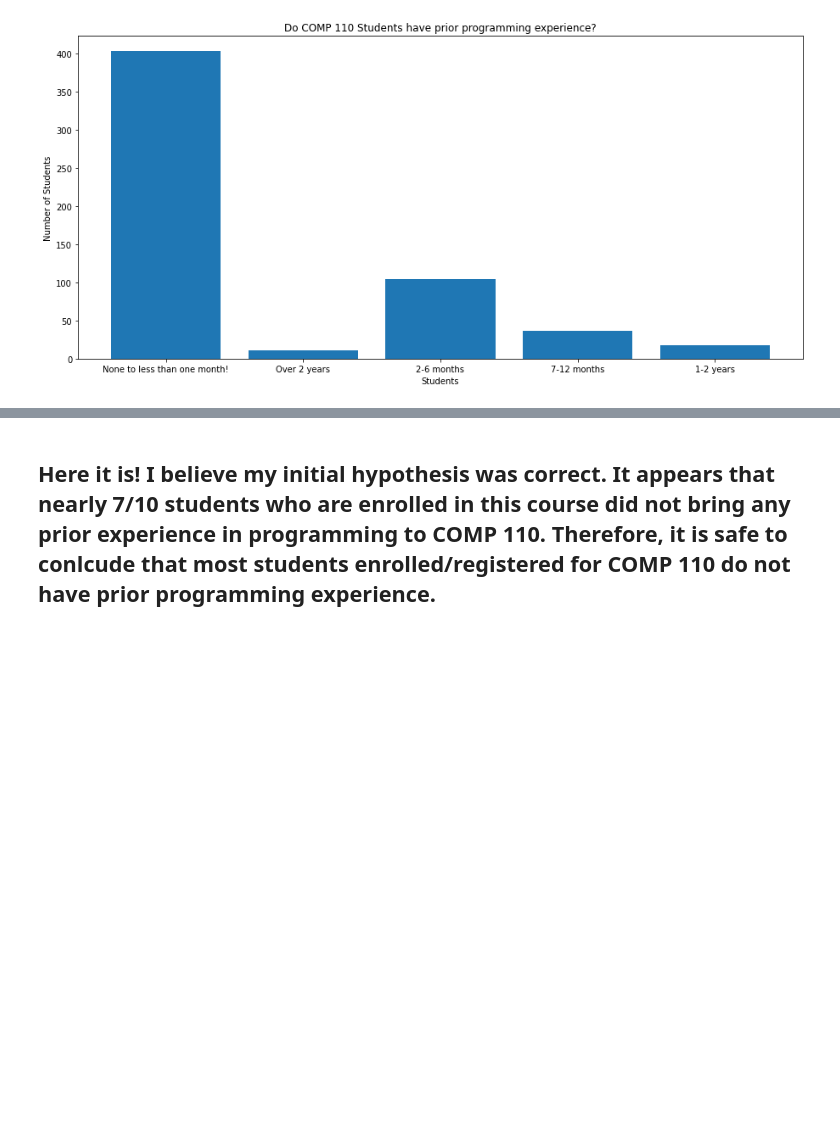
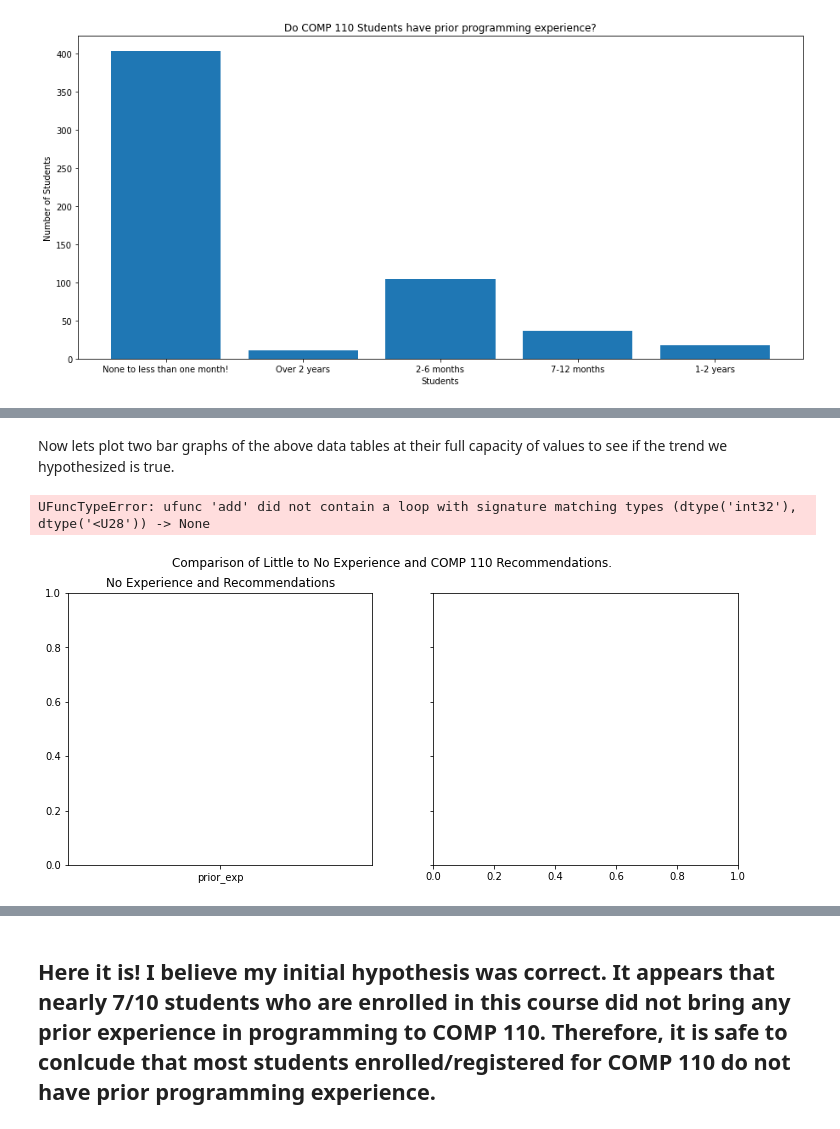
Before and after one commit to calvinsy-is-not-available/comp110-21f-workspace, a Jupyter notebook: projects/pj01/analysis.ipynb, the cells around one changed output, grey strips where cells are left out. Drawn from its saved outputs; the diff is of its cells as text; code cells hidden in the pictures; blank space fills up the shorter version.

```diff
--- a/projects/pj01/analysis.ipynb
+++ b/projects/pj01/analysis.ipynb
@@ -95,0 +105,7 @@ plt.show()
+# %%
+from tabulate import tabulate
+
+overdrive: dict[str, list[str]] = select(columns, ["would_recommend"])
+thunderdrive: dict[str, list[str]] = head(overdrive, 10)
+
+tabulate(thunderdrive, thunderdrive.keys(), "html")
@@ -95,0 +156,5 @@ plt.show()
+# %%
+from data_utils import git_listy
+
+wanted_prior_exp = git_listy(sunset, "None to less than one month!")
+tabulate(wanted_prior_exp, wanted_prior_exp.keys(), "html")
@@ -95,0 +210,25 @@ plt.show()
+# %% [markdown]
+Now lets plot two bar graphs of the above data tables at their full capacity of values to see if the trend we hypothesized is true.
+# %%
+from matplotlib import pyplot as plt
+
+data_set_one = concat(wanted_prior_exp, overdrive)
+equivs = eq(data_set_one)
+
+skewed_recs = ratings_filter(overdrive, 4)
+data_set_two = concat(wanted_prior_exp, skewed_recs)
+equivs_two = eq(data_set_two)
+
+
+fig, axes = plt.subplots(1, 2, figsize=(12, 5), sharey=True)
+fig.suptitle("Comparison of Little to No Experience and COMP 110 Recommendations.")
+
+axes[0].set_title("No Experience and Recommendations")
+axes[0].bar(data_set_one.keys(), data_set_one.values())
+axes[0].tick_params(axis='x', labelrotation = 45)
+
+axes[1].set_title("No Experience and Recommendations skewed to good")
+axes[1].bar(data_set_two.keys(), data_set_two.values())
+# %% [output]
+UFuncTypeError: ufunc 'add' did not contain a loop with signature matching types (dtype('int32'), dtype('<U28')) -> None
+[figure, added]
```
Also changed, not shown: parts of 17 cells of this notebook, 1 other file.
